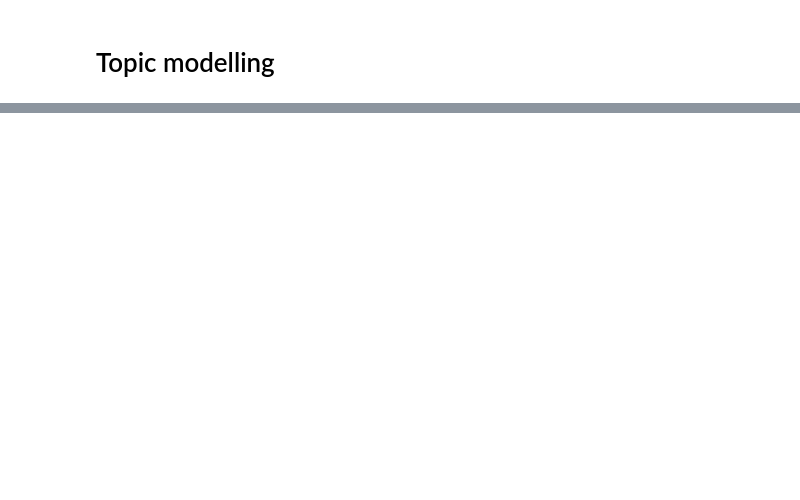
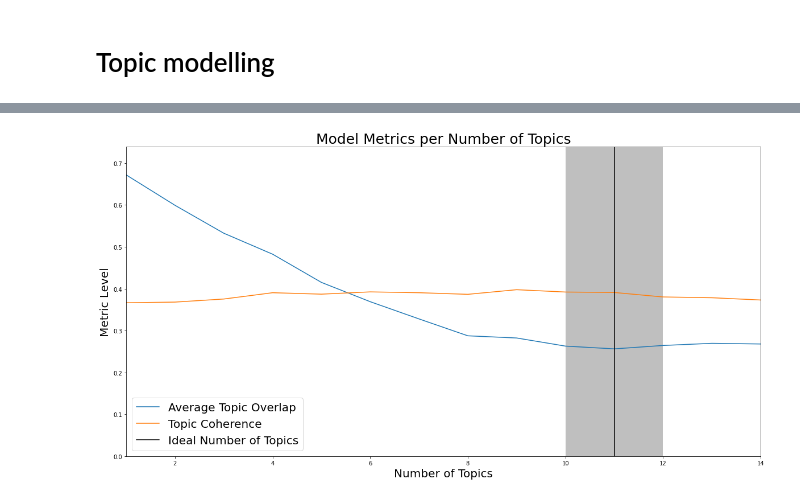
Before and after one commit to Only-Mike/ADHD, a Jupyter notebook: Topic_Modelling.ipynb, the cells around one changed output, grey strips where cells are left out. Cells and saved outputs as stored; diff of their text form; code cells hidden in the pictures; blank space fills up the shorter version.

```diff
--- a/Topic_Modelling.ipynb
+++ b/Topic_Modelling.ipynb
@@ -107,0 +188,2 @@ data = df[['Authors', 'Author(s) ID','Title', 'Abstract','Year', 'Cited by']]
+# %%
+corpus = data['tokens']
@@ -107,0 +243,41 @@ data = df[['Authors', 'Author(s) ID','Title', 'Abstract','Year', 'Cited by']]
+# %%
+LDA_stability = {}
+for i in range(0, len(num_topics)-1):
+    jaccard_sims = []
+    for t1, topic1 in enumerate(LDA_topics[num_topics[i]]): # pylint: disable=unused-variable
+        sims = []
+        for t2, topic2 in enumerate(LDA_topics[num_topics[i+1]]): # pylint: disable=unused-variable
+            sims.append(jaccard_similarity(topic1, topic2))
+
+        jaccard_sims.append(sims)
+
+    LDA_stability[num_topics[i]] = jaccard_sims
+
+mean_stabilities = [np.array(LDA_stability[i]).mean() for i in num_topics[:-1]]
+# %%
+coherences = [CoherenceModel(model=LDA_models[i], texts=corpus, dictionary=dirichlet_dict, coherence='c_v').get_coherence() for i in num_topics[:-1]]
+# %%
+coh_sta_diffs = [coherences[i] - mean_stabilities[i] for i in range(num_keywords)[:-1]] # limit topic numbers to the number of keywords
+coh_sta_max = max(coh_sta_diffs)
+coh_sta_max_idxs = [i for i, j in enumerate(coh_sta_diffs) if j == coh_sta_max]
+ideal_topic_num_index = coh_sta_max_idxs[0] # choose less topics in case there's more than one max
+ideal_topic_num = num_topics[ideal_topic_num_index]
+# %%
+plt.figure(figsize=(20,10))
+ax = sns.lineplot(x=num_topics[:-1], y=mean_stabilities, label='Average Topic Overlap')
+ax = sns.lineplot(x=num_topics[:-1], y=coherences, label='Topic Coherence')
+
+ax.axvline(x=ideal_topic_num, label='Ideal Number of Topics', color='black')
+ax.axvspan(xmin=ideal_topic_num - 1, xmax=ideal_topic_num + 1, alpha=0.5, facecolor='grey')
+
+y_max = max(max(mean_stabilities), max(coherences)) + (0.10 * max(max(mean_stabilities), max(coherences)))
+ax.set_ylim([0, y_max])
+ax.set_xlim([1, num_topics[-1]-1])
+
+ax.axes.set_title('Model Metrics per Number of Topics', fontsize=25)
+ax.set_ylabel('Metric Level', fontsize=20)
+ax.set_xlabel('Number of Topics', fontsize=20)
+plt.legend(fontsize=20)
+plt.show()
+# %% [output]
+[figure, added]
```
Also changed, not shown: parts of 19 cells of this notebook.
